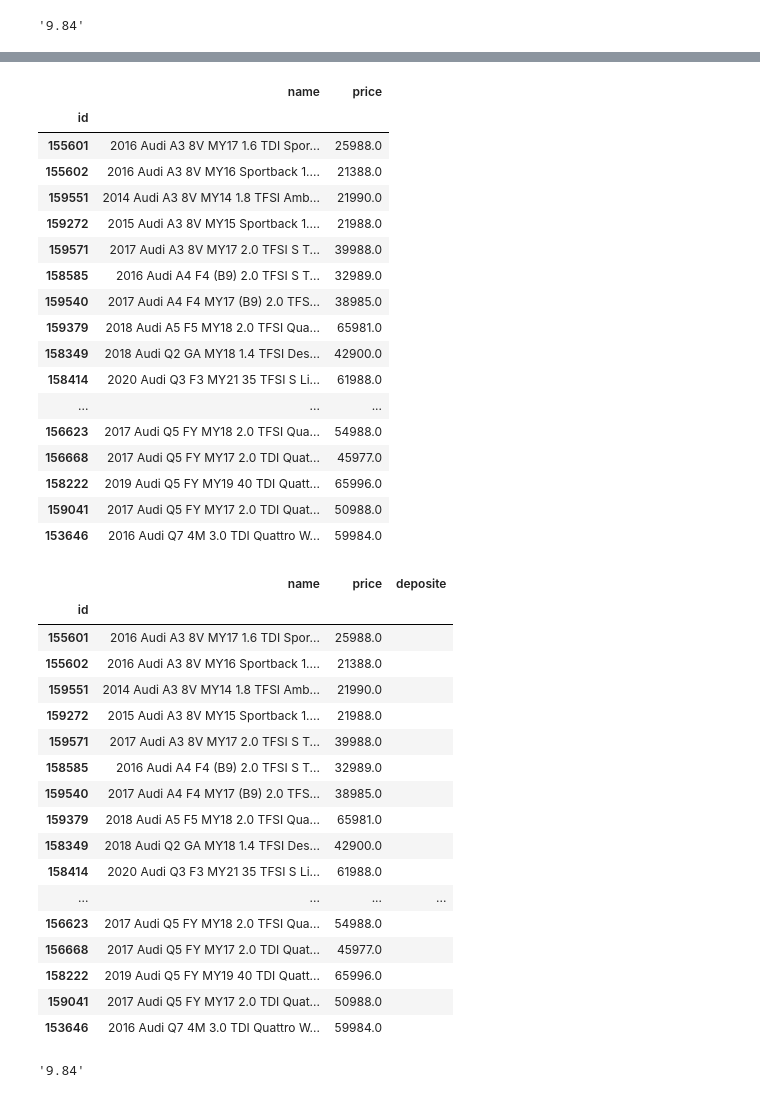
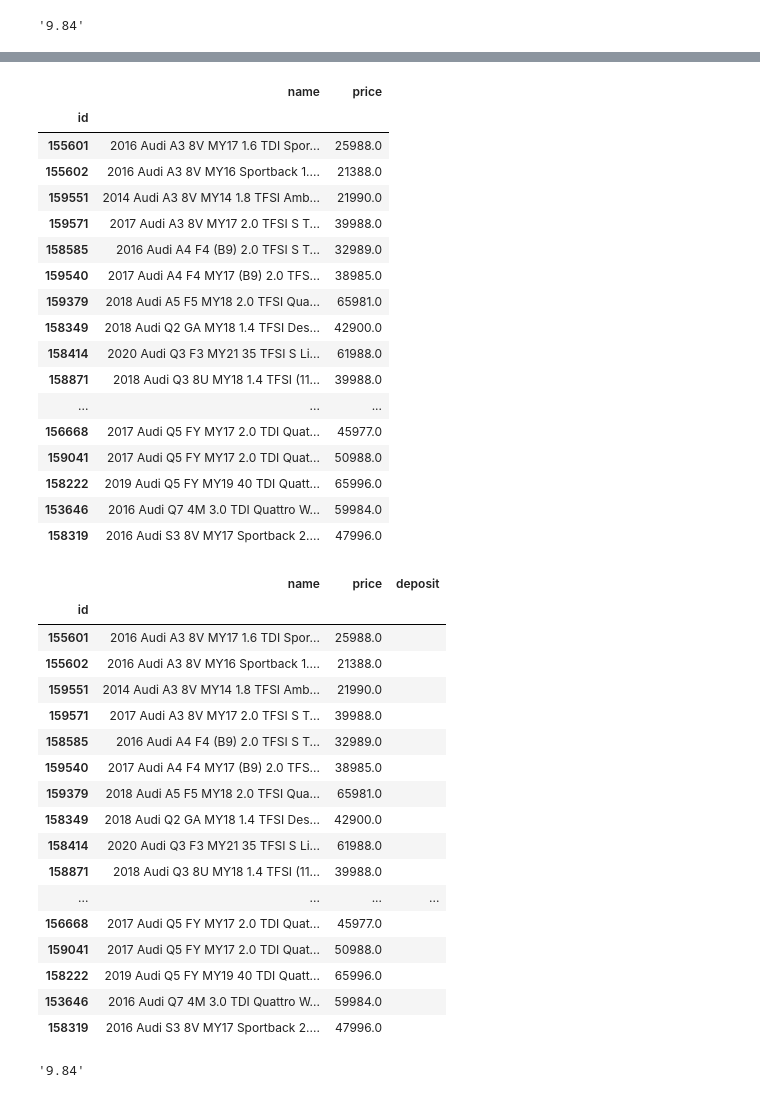
Before and after one commit to foofx88/ETL-Financing-Used-Cars, a Jupyter notebook: scraping.ipynb, the cells around one changed output, grey strips where cells are left out. Cells and saved outputs as stored; diff of their text form; code cells hidden in the pictures.

```diff
--- a/scraping.ipynb
+++ b/scraping.ipynb
@@ -46,7 +46,7 @@ price = []
 weekly = []
 stock_no = []
 # %%
-for x in range(1, 2):
+for x in range(1, 3): # can change '3' to pages to scrape all
 
     cars = soup.find_all('div', class_='vehicle-item')
 
@@ -243,41 +240,41 @@ vehicle_df
 | 155601 | 2016 Audi A3 8V MY17 1.6 TDI Spor... | 25988.0 |
 | 155602 | 2016 Audi A3 8V MY16 Sportback 1.... | 21388.0 |
 | 159551 | 2014 Audi A3 8V MY14 1.8 TFSI Amb... | 21990.0 |
-| 159272 | 2015 Audi A3 8V MY15 Sportback 1.... | 21988.0 |
 | 159571 | 2017 Audi A3 8V MY17 2.0 TFSI S T... | 39988.0 |
 | 158585 | 2016 Audi A4 F4 (B9) 2.0 TFSI S T... | 32989.0 |
 | 159540 | 2017 Audi A4 F4 MY17 (B9) 2.0 TFS... | 38985.0 |
 | 159379 | 2018 Audi A5 F5 MY18 2.0 TFSI Qua... | 65981.0 |
 | 158349 | 2018 Audi Q2 GA MY18 1.4 TFSI Des... | 42900.0 |
 | 158414 | 2020 Audi Q3 F3 MY21 35 TFSI S Li... | 61988.0 |
+| 158871 | 2018 Audi Q3 8U MY18 1.4 TFSI (11... | 39988.0 |
 | ... | ... | ... |
-| 156623 | 2017 Audi Q5 FY MY18 2.0 TFSI Qua... | 54988.0 |
 | 156668 | 2017 Audi Q5 FY MY17 2.0 TDI Quat... | 45977.0 |
+| 159041 | 2017 Audi Q5 FY MY17 2.0 TDI Quat... | 50988.0 |
 | 158222 | 2019 Audi Q5 FY MY19 40 TDI Quatt... | 65996.0 |
-| 159041 | 2017 Audi Q5 FY MY17 2.0 TDI Quat... | 50988.0 |
 | 153646 | 2016 Audi Q7 4M 3.0 TDI Quattro W... | 59984.0 |
+| 158319 | 2016 Audi S3 8V MY17 Sportback 2.... | 47996.0 |
 # %%
-vehicle_df['deposite']=''
+vehicle_df['deposit']=''
 vehicle_df
 # %% [output]
-|  | name | price | deposite |
+|  | name | price | deposit |
 | id |  |  |  |
 | 155601 | 2016 Audi A3 8V MY17 1.6 TDI Spor... | 25988.0 |  |
 | 155602 | 2016 Audi A3 8V MY16 Sportback 1.... | 21388.0 |  |
 | 159551 | 2014 Audi A3 8V MY14 1.8 TFSI Amb... | 21990.0 |  |
-| 159272 | 2015 Audi A3 8V MY15 Sportback 1.... | 21988.0 |  |
 | 159571 | 2017 Audi A3 8V MY17 2.0 TFSI S T... | 39988.0 |  |
 | 158585 | 2016 Audi A4 F4 (B9) 2.0 TFSI S T... | 32989.0 |  |
 | 159540 | 2017 Audi A4 F4 MY17 (B9) 2.0 TFS... | 38985.0 |  |
 | 159379 | 2018 Audi A5 F5 MY18 2.0 TFSI Qua... | 65981.0 |  |
 | 158349 | 2018 Audi Q2 GA MY18 1.4 TFSI Des... | 42900.0 |  |
 | 158414 | 2020 Audi Q3 F3 MY21 35 TFSI S Li... | 61988.0 |  |
+| 158871 | 2018 Audi Q3 8U MY18 1.4 TFSI (11... | 39988.0 |  |
 | ... | ... | ... | ... |
-| 156623 | 2017 Audi Q5 FY MY18 2.0 TFSI Qua... | 54988.0 |  |
 | 156668 | 2017 Audi Q5 FY MY17 2.0 TDI Quat... | 45977.0 |  |
+| 159041 | 2017 Audi Q5 FY MY17 2.0 TDI Quat... | 50988.0 |  |
 | 158222 | 2019 Audi Q5 FY MY19 40 TDI Quatt... | 65996.0 |  |
-| 159041 | 2017 Audi Q5 FY MY17 2.0 TDI Quat... | 50988.0 |  |
 | 153646 | 2016 Audi Q7 4M 3.0 TDI Quattro W... | 59984.0 |  |
+| 158319 | 2016 Audi S3 8V MY17 Sportback 2.... | 47996.0 |  |
 # %%
 car_seller_rate
 # %% [output]
```
Also changed, not shown: parts of 24 cells of this notebook.
